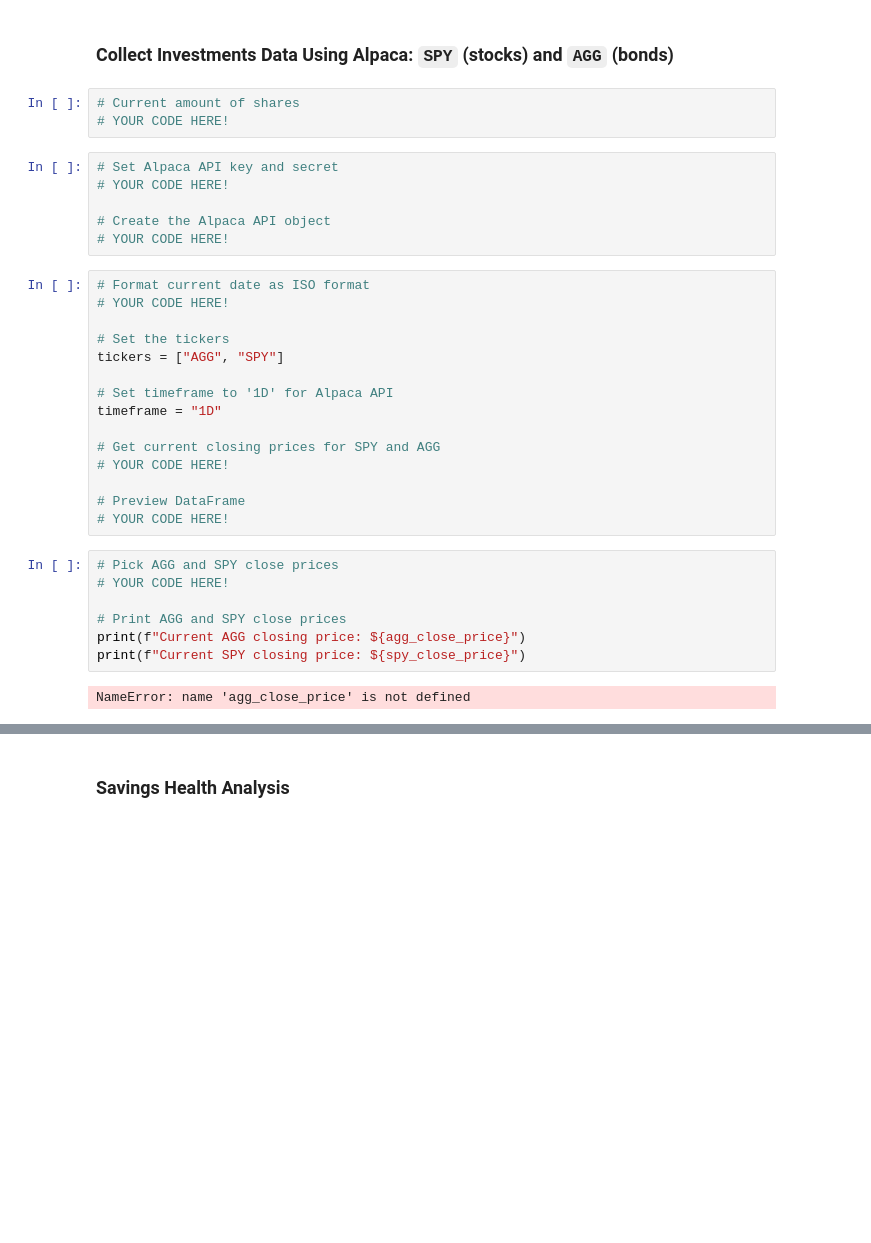
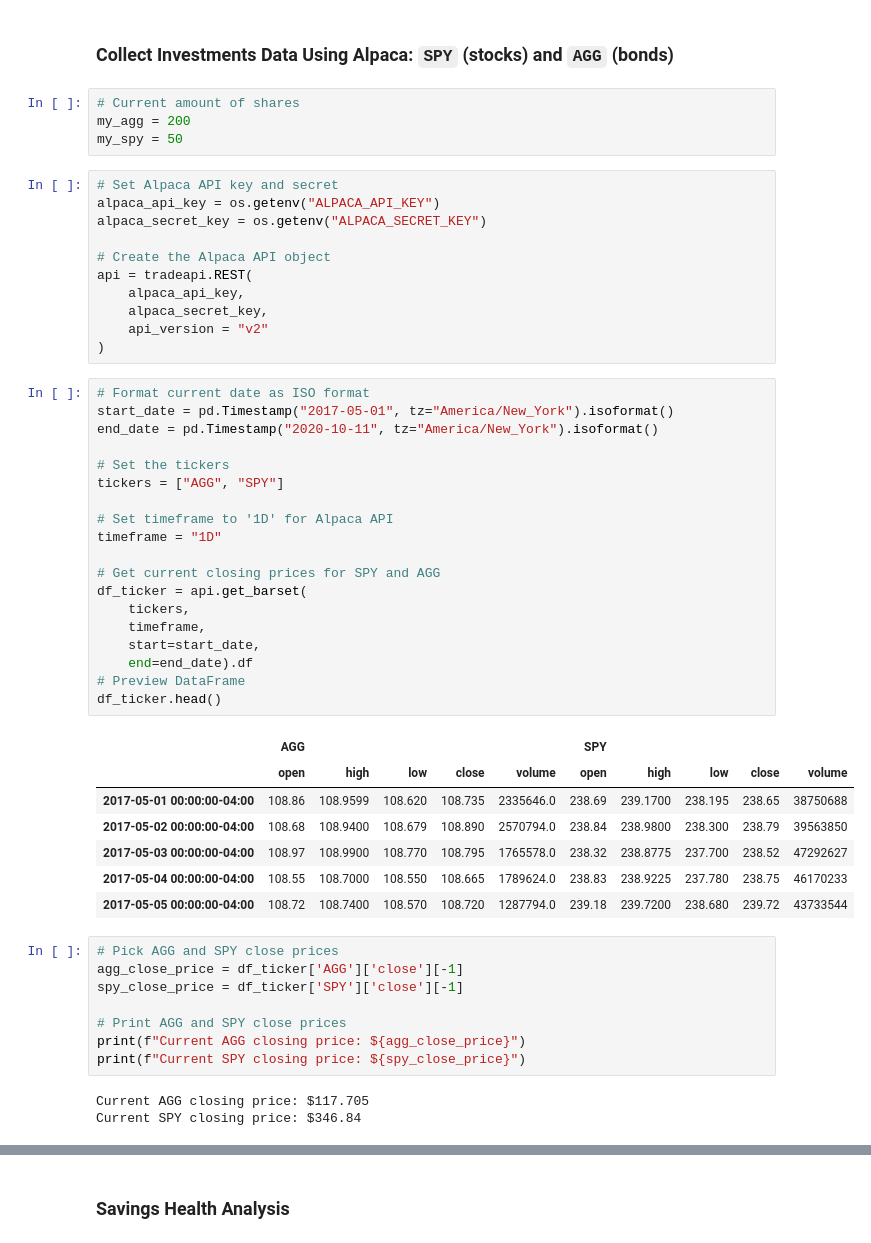
Before and after one commit to dbogatic/apis-homework, a Jupyter notebook: financial-planner.ipynb, the cells around one changed output, grey strips where cells are left out. Saved outputs shown, nothing was run; the diff lists cells and outputs as text; blank space fills up the shorter version.

```diff
--- a/financial-planner.ipynb
+++ b/financial-planner.ipynb
@@ -89,36 +89,56 @@ The current value of your 5.3 ETH is $2040.55
 ### Collect Investments Data Using Alpaca: `SPY` (stocks) and `AGG` (bonds)
 # %%
 # Current amount of shares
-# YOUR CODE HERE!
+my_agg = 200
+my_spy = 50
 # %%
 # Set Alpaca API key and secret
-# YOUR CODE HERE!
+alpaca_api_key = os.getenv("ALPACA_API_KEY")
+alpaca_secret_key = os.getenv("ALPACA_SECRET_KEY")
 
 # Create the Alpaca API object
-# YOUR CODE HERE!
+api = tradeapi.REST(
+    alpaca_api_key,
+    alpaca_secret_key,
+    api_version = "v2"
+)
 # %%
 # Format current date as ISO format
-# YOUR CODE HERE!
+start_date = pd.Timestamp("2017-05-01", tz="America/New_York").isoformat()
+end_date = pd.Timestamp("2020-10-11", tz="America/New_York").isoformat()
 
 # Set the tickers
 tickers = ["AGG", "SPY"]
 
 # Set timeframe to '1D' for Alpaca API
 timeframe = "1D"
 
 # Get current closing prices for SPY and AGG
-# YOUR CODE HERE!
-
+df_ticker = api.get_barset(
+    tickers,
+    timeframe,
+    start=start_date,
+    end=end_date).df
 # Preview DataFrame
-# YOUR CODE HERE!
+df_ticker.head()
+# %% [output]
+|  | AGG |  |  |  |  | SPY |  |  |  |  |
+|  | open | high | low | close | volume | open | high | low | close | volume |
+| 2017-05-01 00:00:00-04:00 | 108.86 | 108.9599 | 108.620 | 108.735 | 2335646.0 | 238.69 | 239.1700 | 238.195 | 238.65 | 38750688 |
+| 2017-05-02 00:00:00-04:00 | 108.68 | 108.9400 | 108.679 | 108.890 | 2570794.0 | 238.84 | 238.9800 | 238.300 | 238.79 | 39563850 |
+| 2017-05-03 00:00:00-04:00 | 108.97 | 108.9900 | 108.770 | 108.795 | 1765578.0 | 238.32 | 238.8775 | 237.700 | 238.52 | 47292627 |
+| 2017-05-04 00:00:00-04:00 | 108.55 | 108.7000 | 108.550 | 108.665 | 1789624.0 | 238.83 | 238.9225 | 237.780 | 238.75 | 46170233 |
+| 2017-05-05 00:00:00-04:00 | 108.72 | 108.7400 | 108.570 | 108.720 | 1287794.0 | 239.18 | 239.7200 | 238.680 | 239.72 | 43733544 |
 # %%
 # Pick AGG and SPY close prices
-# YOUR CODE HERE!
+agg_close_price = df_ticker['AGG']['close'][-1]
+spy_close_price = df_ticker['SPY']['close'][-1]
 
 # Print AGG and SPY close prices
 print(f"Current AGG closing price: ${agg_close_price}")
 print(f"Current SPY closing price: ${spy_close_price}")
 # %% [output]
-NameError: name 'agg_close_price' is not defined
+Current AGG closing price: $117.705
+Current SPY closing price: $346.84
 # %%
 # Compute the current value of shares
```
Also changed, not shown: parts of 8 cells of this notebook.
